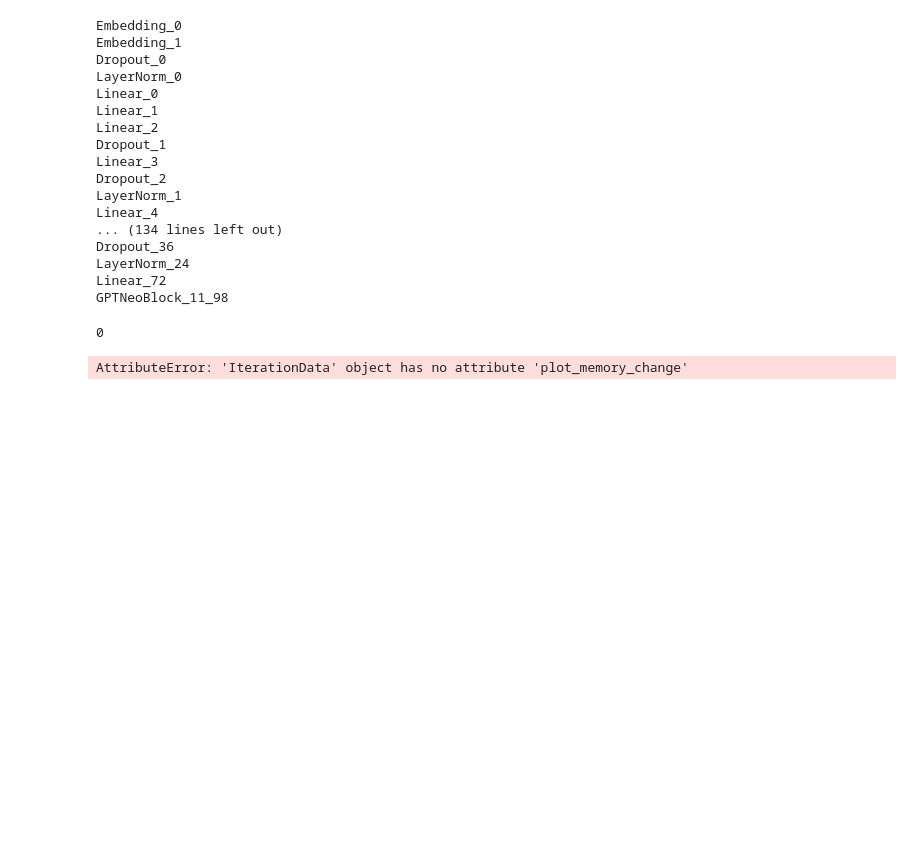
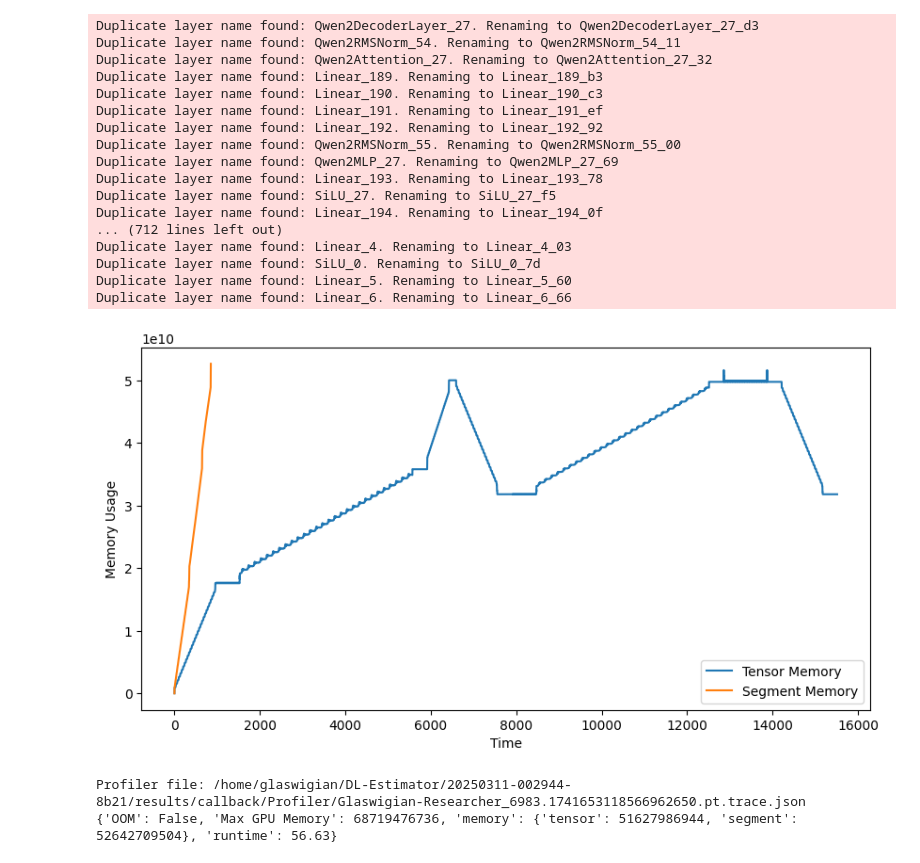
Before and after one commit to Stone-ResearchLife/xMem, a Jupyter notebook: playground/llm.ipynb, the cells around one changed output. Drawn from its saved outputs; the diff is of its cells as text; code cells hidden in the pictures; blank space fills up the shorter version.

```diff
--- a/playground/llm.ipynb
+++ b/playground/llm.ipynb
@@ -127,3 +120,4 @@ GPTNeoForCausalLM(
 # %%
 from ures.files import filter_files
-p_file = filter_files("pt.trace.json", str(Path().cwd().joinpath("Profiler")), fuzz=True)[-1]
+p_file = filter_files("pt.trace.json", str(Path().home().joinpath("DL-Estimator")), fuzz=True)[-1]
+p_file
@@ -172,30 +125,0 @@ layers
-# %%
-count = 0
-for name, layer in layers.items():
-    print(name)
-    if "GPTNeoBlock" in name:
-        break
-count
-# %% [output]
-Embedding_0
-Embedding_1
-Dropout_0
-LayerNorm_0
-Linear_0
-Linear_1
-Linear_2
-Dropout_1
-Linear_3
-Dropout_2
-LayerNorm_1
-Linear_4
-... (134 lines left out)
-Dropout_36
-LayerNorm_24
-Linear_72
-GPTNeoBlock_11_98
-0
-# %%
-pdp.get_iteration(1).plot_memory_change()
-# %% [output]
-AttributeError: 'IterationData' object has no attribute 'plot_memory_change'
@@ -203,0 +126,32 @@ from perf_estimator.estimator import Estimator, TrainerEstimator
+# %%
+from perf_estimator.xmem import XMem
+xmen = XMem(
+    batch_size=1,
+    max_gpu_memory_in_gb=64,
+)
+result = xmen.estimate(
+    profiler_file=p_file, trainer_enable=True, output_only=True
+)
+print(f"Profiler file: {p_file}")
+print(result)
+# %% [output]
+Duplicate layer name found: Qwen2DecoderLayer_27. Renaming to Qwen2DecoderLayer_27_d3
+Duplicate layer name found: Qwen2RMSNorm_54. Renaming to Qwen2RMSNorm_54_11
+Duplicate layer name found: Qwen2Attention_27. Renaming to Qwen2Attention_27_32
+Duplicate layer name found: Linear_189. Renaming to Linear_189_b3
+Duplicate layer name found: Linear_190. Renaming to Linear_190_c3
+Duplicate layer name found: Linear_191. Renaming to Linear_191_ef
+Duplicate layer name found: Linear_192. Renaming to Linear_192_92
+Duplicate layer name found: Qwen2RMSNorm_55. Renaming to Qwen2RMSNorm_55_00
+Duplicate layer name found: Qwen2MLP_27. Renaming to Qwen2MLP_27_69
+Duplicate layer name found: Linear_193. Renaming to Linear_193_78
+Duplicate layer name found: SiLU_27. Renaming to SiLU_27_f5
+Duplicate layer name found: Linear_194. Renaming to Linear_194_0f
+... (712 lines left out)
+Duplicate layer name found: Linear_4. Renaming to Linear_4_03
+Duplicate layer name found: SiLU_0. Renaming to SiLU_0_7d
+Duplicate layer name found: Linear_5. Renaming to Linear_5_60
+Duplicate layer name found: Linear_6. Renaming to Linear_6_66
+[figure, added]
+Profiler file: /home/glaswigian/DL-Estimator/20250311-002944-8b21/results/callback/Profiler/Glaswigian-Researcher_6983.1741653118566962650.pt.trace.json
+{'OOM': False, 'Max GPU Memory': 68719476736, 'memory': {'tensor': 51627986944, 'segment': 52642709504}, 'runtime': 56.63}
```
Also changed, not shown: parts of 13 cells of this notebook, 2 other files.
